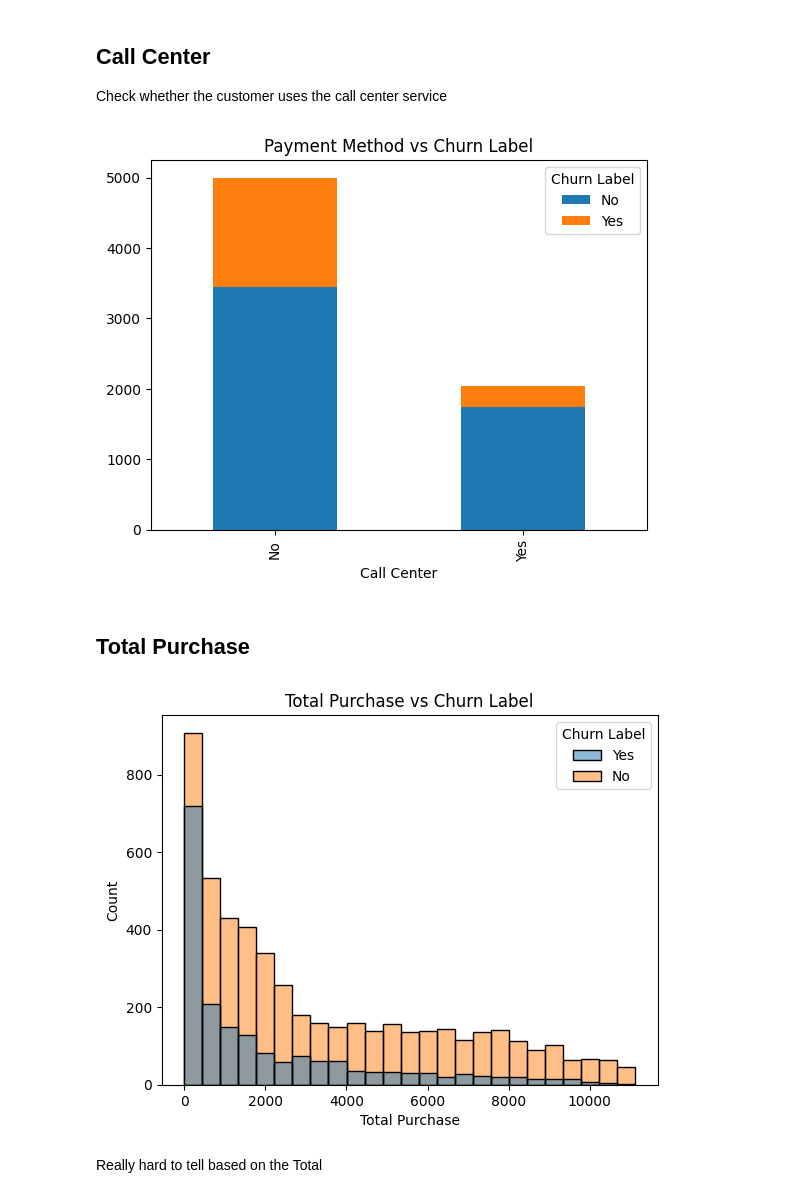
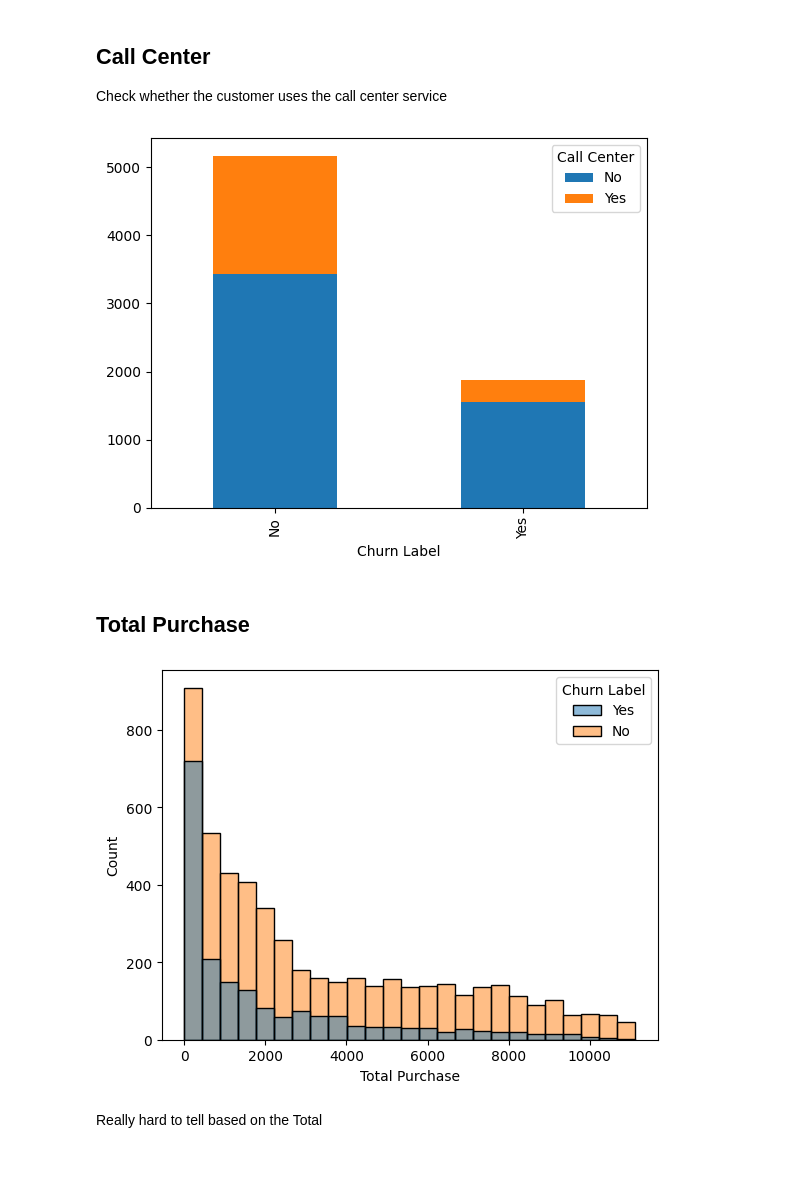
Before and after one commit to marcellinus-witarsah/data-challenge-dsw-2023, a Jupyter notebook: notebooks/03_churn_model.ipynb, the cells around one changed output. Saved outputs shown, nothing was run; the diff lists cells and outputs as text; code cells hidden in the pictures; blank space fills up the shorter version.

```diff
--- a/notebooks/03_churn_model.ipynb
+++ b/notebooks/03_churn_model.ipynb
@@ -374,20 +376,20 @@ CLTV can't be used as a feature because CLTV are normally distributed for all ch
 ## Call Center
 Check whether the customer uses the call center service
 # %%
-plot_df = df.pivot_table(index="Call Center", columns="Churn Label", values="Customer ID", aggfunc="count")
+plot_df = df.pivot_table(index="Churn Label", columns="Call Center", values="Customer ID", aggfunc="count")
 plot_df.plot(kind="bar", stacked=True)
-plt.title("Payment Method vs Churn Label")
+# plt.title("Payment Method vs Churn Label")
 plt.show()
 # %% [output]
-[figure, old version]
+[figure, new version]
 # %% [markdown]
 ## Total Purchase
 # %%
 sns.histplot(data=df, x="Total Purchase", hue="Churn Label")
-plt.title("Total Purchase vs Churn Label")
+# plt.title("Total Purchase vs Churn Label")
 plt.show()
 # %% [output]
-[figure, old version]
+[figure, new version]
 # %% [markdown]
 Really hard to tell based on the Total
 # %%
```
Also changed, not shown: parts of 24 cells of this notebook, 4 other files.
